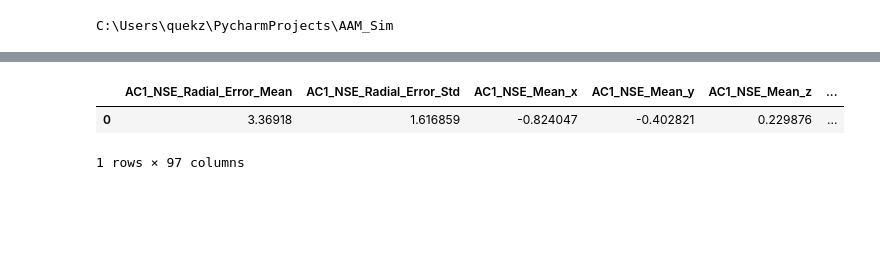
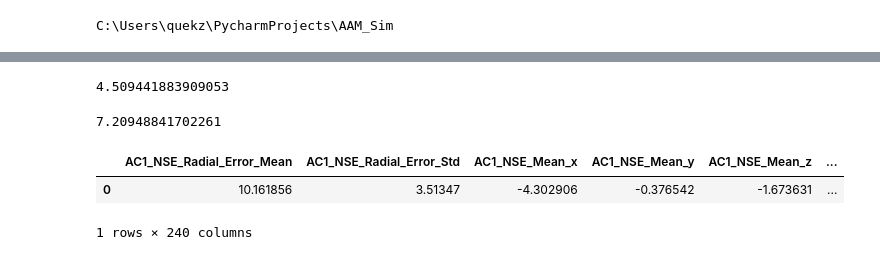
Before and after one commit to zhihaoquek/AAM_Sim, a Jupyter notebook: ConflictDetectorTest.ipynb, the cells around one changed output, grey strips where cells are left out. Drawn from its saved outputs; the diff is of its cells as text; code cells hidden in the pictures; blank space fills up the shorter version.

```diff
--- a/ConflictDetectorTest.ipynb
+++ b/ConflictDetectorTest.ipynb
@@ -70,6 +70,12 @@ def calc_diameter(mass):
     else:
         diameter = round(np.random.uniform(0.8, 1.2) * np.exp((0.3878 * np.log(mass) + 2.1387)), 1)
     return diameter
+
+
+def estimate_max_linear_dim(prop_diam):
+    """Estimates max linear dimension (m) based on prop diameter (inches). Based on commercially available DJI
+    drone dimensions. """
+    return 0.018*prop_diam + 0.2884
 # %%
 # File to be used for generating initial params
 
@@ -81,11 +87,11 @@ num_runs = 10
 GlobalPhysicsUpdateRate = 240
 GlobalSimStopTime = 200
 Cruise_Leg_Time = 15
-Num_Legs = 4
+Num_Legs = 5
 
-WindUpdateRate = 5
-Wind_auto_x = 0.8
-Wind_auto_y = 0
+WindUpdateRate = 1
+Wind_auto_x = 0.9
+Wind_auto_y = 0.9
 Wind_auto_z = 0
 Wind_std_x = 3
 Wind_std_y = 3
@@ -316,12 +322,20 @@ Trackinator.add_airborne_tracker('AC2', AC2_TrackingUnit)
 
 # Init Conflict Detection Algorithms
 
-GT_ConDet = ConflictDetector(GlobalPhysicsUpdateRate, 0, phase_delay=0)
+GT_ConDet = ConflictDetector(GlobalPhysicsUpdateRate, 0, phase_delay=0,
+                             AC1_State=AC1_State, AC2_State=AC2_State, AC1_Controller=AC1_Controller)
 
 # Example format for adding distance-based criteria:
 # GT_ConDet.add_conflict_definition('TAG', GT_ConDet.gen_distance_condition(hor_dist_min, vert_dist_min))
 GT_ConDet.add_conflict_definition('NC1', GT_ConDet.gen_distance_condition(15.24, 4.572))
 GT_ConDet.add_conflict_definition('NC2', GT_ConDet.gen_distance_condition(1, 0.5))
+
+AC1_Max_linear_dimension = estimate_max_linear_dim(AC1_AircraftType.prop_diameter)
+AC2_Max_linear_dimension = estimate_max_linear_dim(AC2_AircraftType.prop_diameter)
+NMAC_radius_linear_diameter = AC1_Max_linear_dimension + AC2_Max_linear_dimension
+
+GT_ConDet.add_conflict_definition('NC3', GT_ConDet.gen_distance_condition(NMAC_radius_linear_diameter,
+                                                                          0.5 * NMAC_radius_linear_diameter))
 
 # Example format for adding tau-based criteria:
 # GT_ConDet.add_conflict_definition('TAG', GT_ConDet.gen_tau_mod_condition(tau_mod_min, tau_vert_min, vert_dist_min, DMOD))
@@ -454,27 +484,41 @@ WC3e
+# %%
+GT_ConDet.conflict_definitions['WC1j']['Rel_Hdg_(Actual_Rad)']*180/np.pi
+# %% [output]
+4.509441883909053
+# %%
+GT_ConDet.conflict_definitions['WC1j']['Rel_Hdg_(Desired_Track_Rad)']*180/np.pi
+# %% [output]
+7.20948841702261
 # %%
 res = pd.DataFrame({'AC1_NSE_Radial_Error_Mean':[AC1_GT_Trajectory['gt_hor_err'].mean()],
                     'AC1_NSE_Radial_Error_Std':[AC1_GT_Trajectory['gt_hor_err'].std()],
                     'AC1_NSE_Mean_x':[extract_from_df(AC1_GT_Trajectory, 'gt_pos_err', 0).mean()],
                     'AC1_NSE_Mean_y':[extract_from_df(AC1_GT_Trajectory, 'gt_pos_err', 1).mean()],
                     'AC1_NSE_Mean_z':[extract_from_df(AC1_GT_Trajectory, 'gt_pos_err', 2).mean()],
                     'AC1_NSE_Std_x':[extract_from_df(AC1_GT_Trajectory, 'gt_pos_err', 0).std()],
                     'AC1_NSE_Std_y':[extract_from_df(AC1_GT_Trajectory, 'gt_pos_err', 1).std()],
                     'AC1_NSE_Std_z':[extract_from_df(AC1_GT_Trajectory, 'gt_pos_err', 2).std()],
                     'AC2_NSE_Radial_Error_Mean':[AC1_GT_Trajectory['gt_hor_err'].mean()],
                     'AC2_NSE_Radial_Error_Std':[AC1_GT_Trajectory['gt_hor_err'].std()],
                     'AC2_NSE_Mean_x':[extract_from_df(AC1_GT_Trajectory, 'gt_pos_err', 0).mean()],
                     'AC2_NSE_Mean_y':[extract_from_df(AC1_GT_Trajectory, 'gt_pos_err', 1).mean()],
                     'AC2_NSE_Mean_z':[extract_from_df(AC1_GT_Trajectory, 'gt_pos_err', 2).mean()],
                     'AC2_NSE_Std_x':[extract_from_df(AC1_GT_Trajectory, 'gt_pos_err', 0).std()],
                     'AC2_NSE_Std_y':[extract_from_df(AC1_GT_Trajectory, 'gt_pos_err', 1).std()],
                     'AC2_NSE_Std_z':[extract_from_df(AC1_GT_Trajectory, 'gt_pos_err', 2).std()]
                    })
 for tag in GT_ConDet.conflict_definitions.keys():
     res[tag + '_Start_Time'] = [GT_ConDet.get_earliest_conflict_start_time(tag)]
     res[tag + '_End_Time'] = [GT_ConDet.get_latest_conflict_end_time(tag)]
     res[tag + '_Detected'] = [GT_ConDet.history_of_conflict(tag) & 1]
+    res[tag + '_Rel_Hdg_(Actual_Rad)'] = [GT_ConDet.conflict_definitions[tag]['Rel_Hdg_(Actual_Rad)']]
+    res[tag + '_Rel_Hdg_(Desired_Track_Rad)'] = [GT_ConDet.conflict_definitions[tag]['Rel_Hdg_(Desired_Track_Rad)']]
+    res[tag + '_Rel_Vel_Hdg_(Actual_Rad)'] = [GT_ConDet.conflict_definitions[tag]['Rel_Vel_Hdg_(Actual_Rad)']]
+    res[tag + '_Rel_Hor_Dist'] = [GT_ConDet.conflict_definitions[tag]['Rel_Hor_Dist']]
+    res[tag + '_Rel_Vert_Dist'] = [GT_ConDet.conflict_definitions[tag]['Rel_Vert_Dist']]
+
 res
 # %% [output]
 |  | AC1_NSE_Radial_Error_Mean | AC1_NSE_Radial_Error_Std | AC1_NSE_Mean_x | AC1_NSE_Mean_y | AC1_NSE_Mean_z | ... |
-| 0 | 3.36918 | 1.616859 | -0.824047 | -0.402821 | 0.229876 | ... |
+| 0 | 10.161856 | 3.51347 | -4.302906 | -0.376542 | -1.673631 | ... |
-1 rows × 97 columns
+1 rows × 240 columns
```
Also changed, not shown: parts of 10 cells of this notebook, 8 other files.
